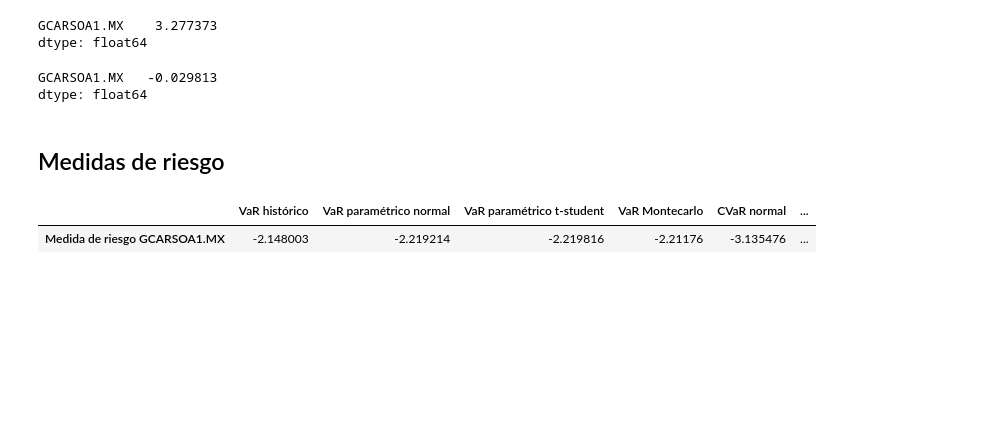
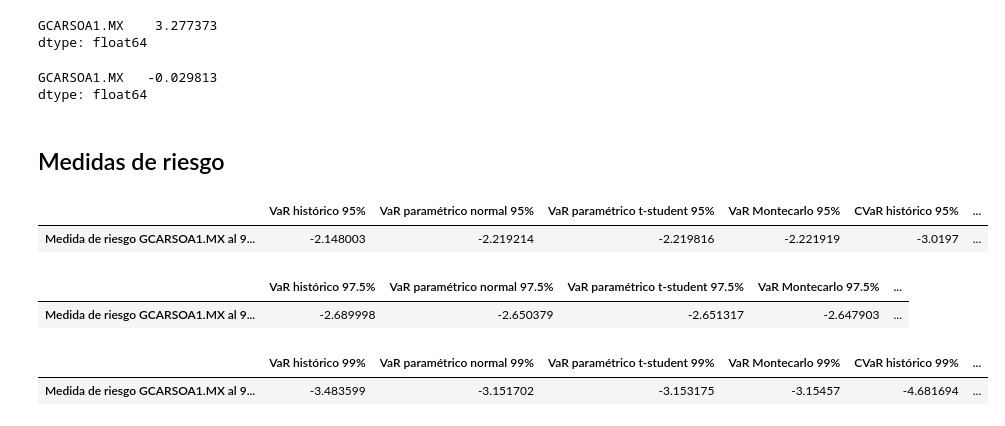
Before and after one commit to LuisGCanales/proyecto_riesgo_mercados, a Jupyter notebook: proyecto_riesgo_mercados.ipynb, the cells around one changed output. Cells and saved outputs as stored; diff of their text form; code cells hidden in the pictures; blank space fills up the shorter version.

Commit message:
agrego distintos niveles de confianza

```diff
--- a/proyecto_riesgo_mercados.ipynb
+++ b/proyecto_riesgo_mercados.ipynb
@@ -92 +89,11 @@ VaR_historic = daily_returns.dropna().quantile(0.05).values[0]
+# %%
+# VaR histórico
+# 95%
+VaR_historic_95 = daily_returns.dropna().quantile(0.05).values[0]
+
+# 97.5%
+VaR_historic_975 = daily_returns.dropna().quantile(0.025).values[0]
+
+# 99%
+VaR_historic_99 = daily_returns.dropna().quantile(0.01).values[0]
 # %%
@@ -110,4 +132,11 @@ n_simulations = 1000000
 
 simulated_returns = np.random.normal(mean, std, n_simulations)
 
-MCVaR = np.quantile(simulated_returns, 0.05)
+# 95%
+MCVaR_95 = np.quantile(simulated_returns, 0.05)
+
+# 97.5%
+MCVaR_975 = np.quantile(simulated_returns, 0.025)
+
+# 99%
+MCVaR_99 = np.quantile(simulated_returns, 0.01)
@@ -128,17 +192,51 @@ CVaR_95_hist = daily_returns[daily_returns <= VaR_historic].mean().values[0]
 # %%
-risk_dict = {
-    "VaR histórico": VaR_historic,
-    "VaR paramétrico normal": VaR_param_norm,
-    "VaR paramétrico t-student": VaR_param_t,
-    "VaR Montecarlo": MCVaR,
-    "CVaR normal": CVaR_normal,
-    "CVaR t-student": CVaR_t,
-    "CVaR Montecarlo": CVaR_MC,
-    "CVaR histórico": CVaR_95_hist
+risk_dict_95 = {
+    "VaR histórico 95%": VaR_historic_95,
+    "VaR paramétrico normal 95%": VaR_param_norm_95,
+    "VaR paramétrico t-student 95%": VaR_param_t_95,
+    "VaR Montecarlo 95%": MCVaR_95,
+    "CVaR histórico 95%": CVaR_hist_95,
+    "CVaR paramétrico normal 95%": CVaR_normal_95,
+    "CVaR paramétrico t-student 95%": CVaR_t_95,
+    "CVaR Montecarlo 95%": CVaR_MC_95
     }
-risk_measures = pd.DataFrame(risk_dict, index=["Medida de riesgo GCARSOA1.MX"])
+risk_measures_95 = pd.DataFrame(risk_dict_95, index=["Medida de riesgo GCARSOA1.MX al 95% de confianza"])
 
-risk_measures
+risk_measures_95
 # %% [output]
-|  | VaR histórico | VaR paramétrico normal | VaR paramétrico t-student | VaR Montecarlo | CVaR normal | ... |
-| Medida de riesgo GCARSOA1.MX | -2.148003 | -2.219214 | -2.219816 | -2.21176 | -3.135476 | ... |
+|  | VaR histórico 95% | VaR paramétrico normal 95% | VaR paramétrico t-student 95% | VaR Montecarlo 95% | CVaR histórico 95% | ... |
+| Medida de riesgo GCARSOA1.MX al 9... | -2.148003 | -2.219214 | -2.219816 | -2.221919 | -3.0197 | ... |
+# %%
+risk_dict_975 = {
+    "VaR histórico 97.5%": VaR_historic_975,
+    "VaR paramétrico normal 97.5%": VaR_param_norm_975,
+    "VaR paramétrico t-student 97.5%": VaR_param_t_975,
+    "VaR Montecarlo 97.5%": MCVaR_975,
+    "CVaR histórico 97.5%": CVaR_hist_975,
+    "CVaR paramétrico normal 97.5%": CVaR_normal_975,
+    "CVaR paramétrico t-student 97.5%": CVaR_t_975,
+    "CVaR Montecarlo 97.5%": CVaR_MC_975
+    }
+risk_measures_975 = pd.DataFrame(risk_dict_975, index=["Medida de riesgo GCARSOA1.MX al 97.5% de confianza"])
+
+risk_measures_975
+# %% [output]
+|  | VaR histórico 97.5% | VaR paramétrico normal 97.5% | VaR paramétrico t-student 97.5% | VaR Montecarlo 97.5% | ... |
+| Medida de riesgo GCARSOA1.MX al 9... | -2.689998 | -2.650379 | -2.651317 | -2.647903 | ... |
+# %%
+risk_dict_99 = {
+    "VaR histórico 99%": VaR_historic_99,
+    "VaR paramétrico normal 99%": VaR_param_norm_99,
+    "VaR paramétrico t-student 99%": VaR_param_t_99,
+    "VaR Montecarlo 99%": MCVaR_99,
+    "CVaR histórico 99%": CVaR_hist_99,
+    "CVaR paramétrico normal 99%": CVaR_normal_99,
+    "CVaR paramétrico t-student 99%": CVaR_t_99,
+    "CVaR Montecarlo 99%": CVaR_MC_99
+    }
+risk_measures_99 = pd.DataFrame(risk_dict_99, index=["Medida de riesgo GCARSOA1.MX al 99% de confianza"])
+
+risk_measures_99
+# %% [output]
+|  | VaR histórico 99% | VaR paramétrico normal 99% | VaR paramétrico t-student 99% | VaR Montecarlo 99% | CVaR histórico 99% | ... |
+| Medida de riesgo GCARSOA1.MX al 9... | -3.483599 | -3.151702 | -3.153175 | -3.15457 | -4.681694 | ... |
```
Also changed, not shown: parts of 4 cells of this notebook.
